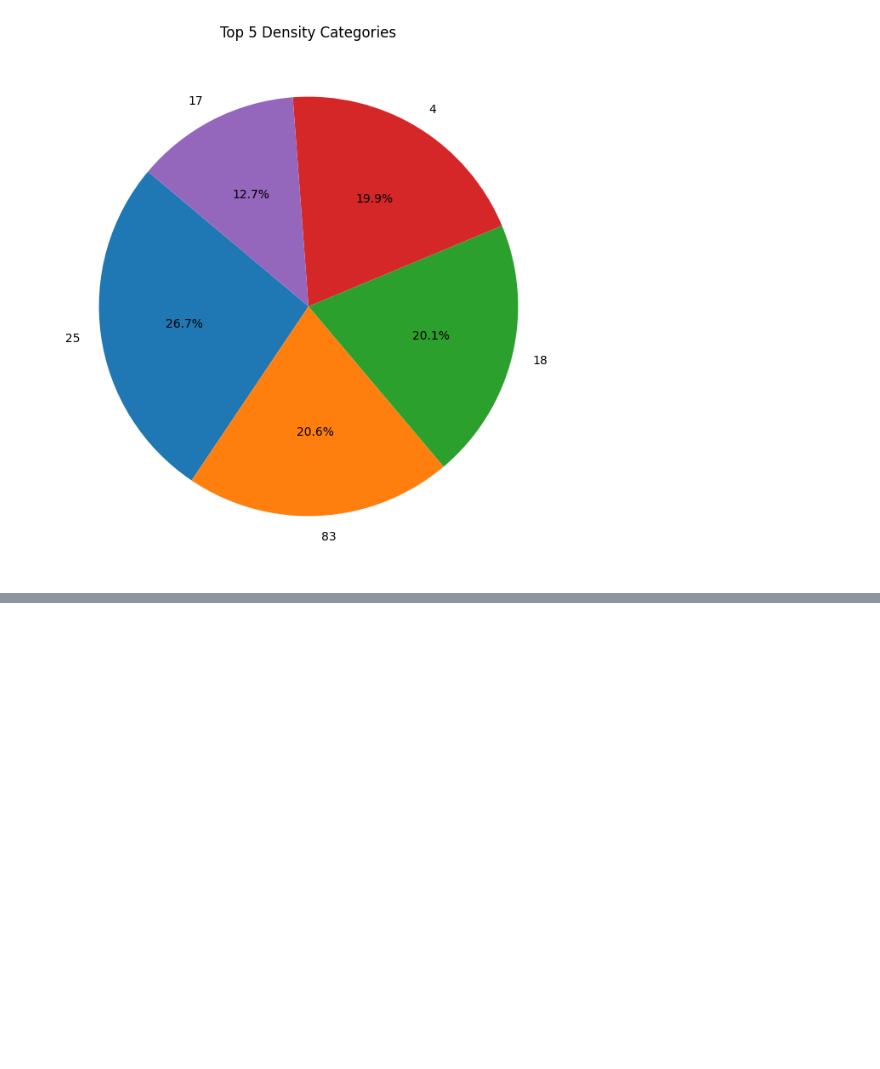
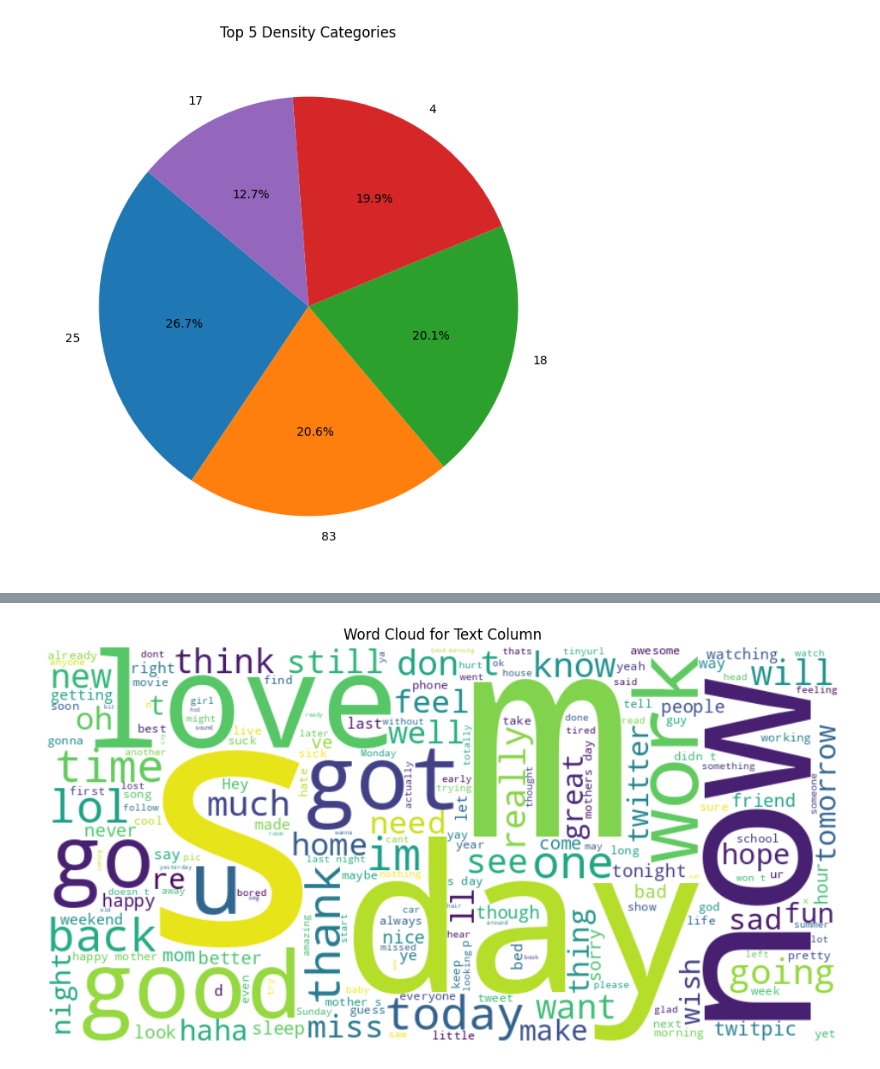
Before and after one commit to IonutCiprian/BDA, a Jupyter notebook: Twitter_Sentiment_Analysis_using_Python_in_Google_Colab.ipynb, the cells around one changed output, grey strips where cells are left out. Cells and saved outputs as stored; diff of their text form; code cells hidden in the pictures; blank space fills up the shorter version.

```diff
--- a/Twitter_Sentiment_Analysis_using_Python_in_Google_Colab.ipynb
+++ b/Twitter_Sentiment_Analysis_using_Python_in_Google_Colab.ipynb
@@ -277,0 +293,20 @@ plt.show()
+# %%
+import pandas as pd
+
+# Citeste datele dintr-un fișier CSV
+df = pd.read_csv("Sentiment Analysis Dataset_exported.csv")
+
+# Continuă cu codul pentru Word Cloud
+text_data = df['text'].dropna().str.cat(sep=' ')
+
+# Creează un obiect WordCloud
+wordcloud = WordCloud(width=800, height=400, background_color='white').generate(text_data)
+
+# Plotează Word Cloud
+plt.figure(figsize=(12, 6))
+plt.imshow(wordcloud, interpolation='bilinear')
+plt.axis('off')
+plt.title('Word Cloud for Text Column')
+plt.show()
+# %% [output]
+[figure, added]
```
Also changed, not shown: parts of 3 cells of this notebook.
